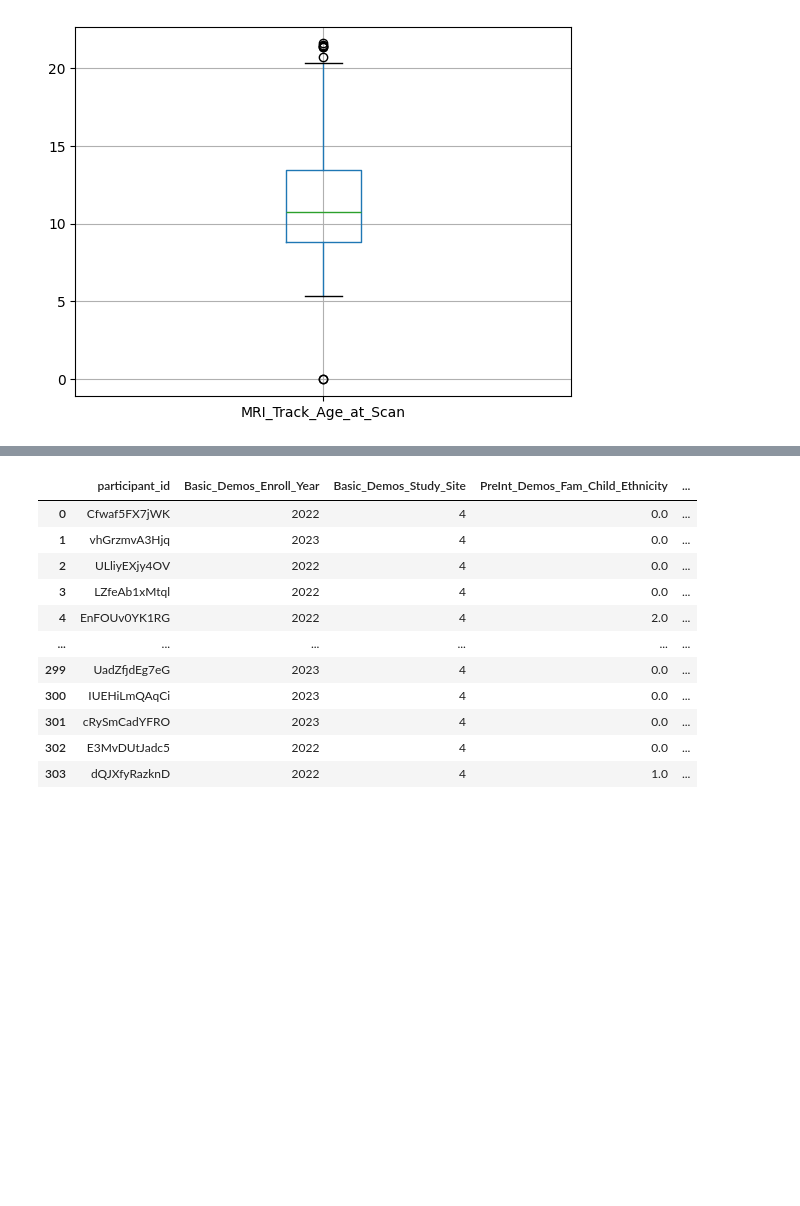
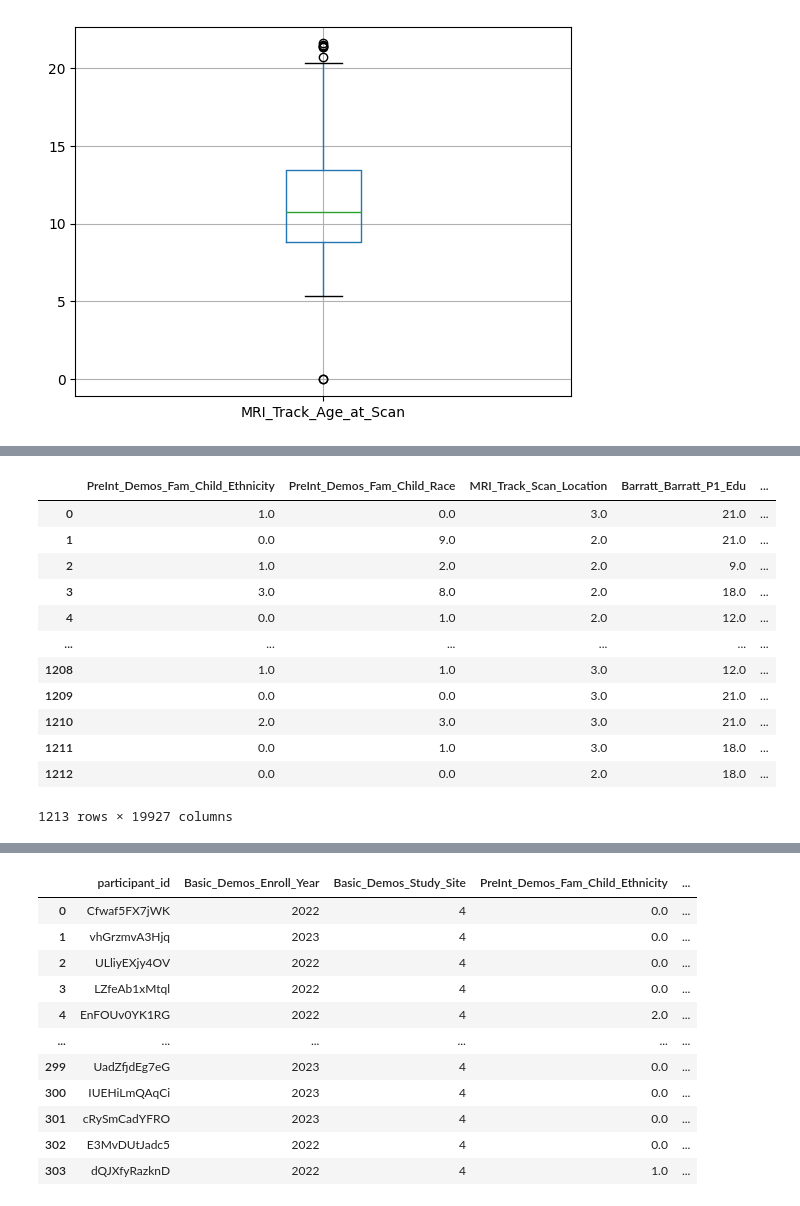
Before and after one commit to AngC1998/WiDS-Datathon-2025, a Jupyter notebook: WiDS_Datathon_2025.ipynb, the cells around one changed output, grey strips where cells are left out. Drawn from its saved outputs; the diff is of its cells as text; code cells hidden in the pictures; blank space fills up the shorter version.

```diff
--- a/WiDS_Datathon_2025.ipynb
+++ b/WiDS_Datathon_2025.ipynb
@@ -784,0 +806,17 @@ train_quantitative_df.boxplot(column='MRI_Track_Age_at_Scan')
+# %%
+pre_train_df.drop(['participant_id', 'Basic_Demos_Enroll_Year', 'Basic_Demos_Study_Site'], axis=1, inplace=True)
+pre_train_df
+# %% [output]
+|  | PreInt_Demos_Fam_Child_Ethnicity | PreInt_Demos_Fam_Child_Race | MRI_Track_Scan_Location | Barratt_Barratt_P1_Edu | ... |
+| 0 | 1.0 | 0.0 | 3.0 | 21.0 | ... |
+| 1 | 0.0 | 9.0 | 2.0 | 21.0 | ... |
+| 2 | 1.0 | 2.0 | 2.0 | 9.0 | ... |
+| 3 | 3.0 | 8.0 | 2.0 | 18.0 | ... |
+| 4 | 0.0 | 1.0 | 2.0 | 12.0 | ... |
+| ... | ... | ... | ... | ... | ... |
+| 1208 | 1.0 | 1.0 | 3.0 | 12.0 | ... |
+| 1209 | 0.0 | 0.0 | 3.0 | 21.0 | ... |
+| 1210 | 2.0 | 3.0 | 3.0 | 21.0 | ... |
+| 1211 | 0.0 | 1.0 | 3.0 | 18.0 | ... |
+| 1212 | 0.0 | 0.0 | 2.0 | 18.0 | ... |
+1213 rows × 19927 columns
```
Also changed, not shown: parts of 24 cells of this notebook.
